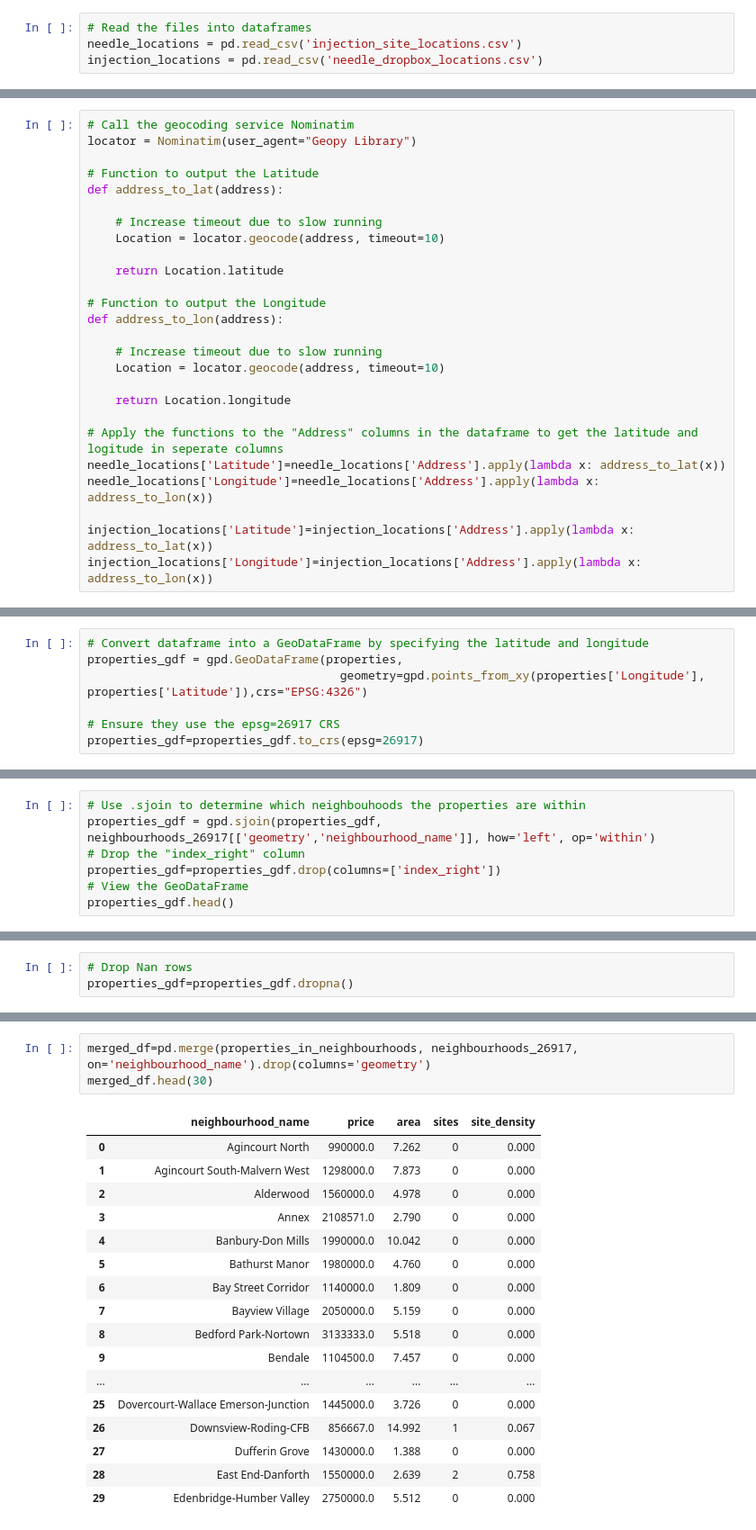
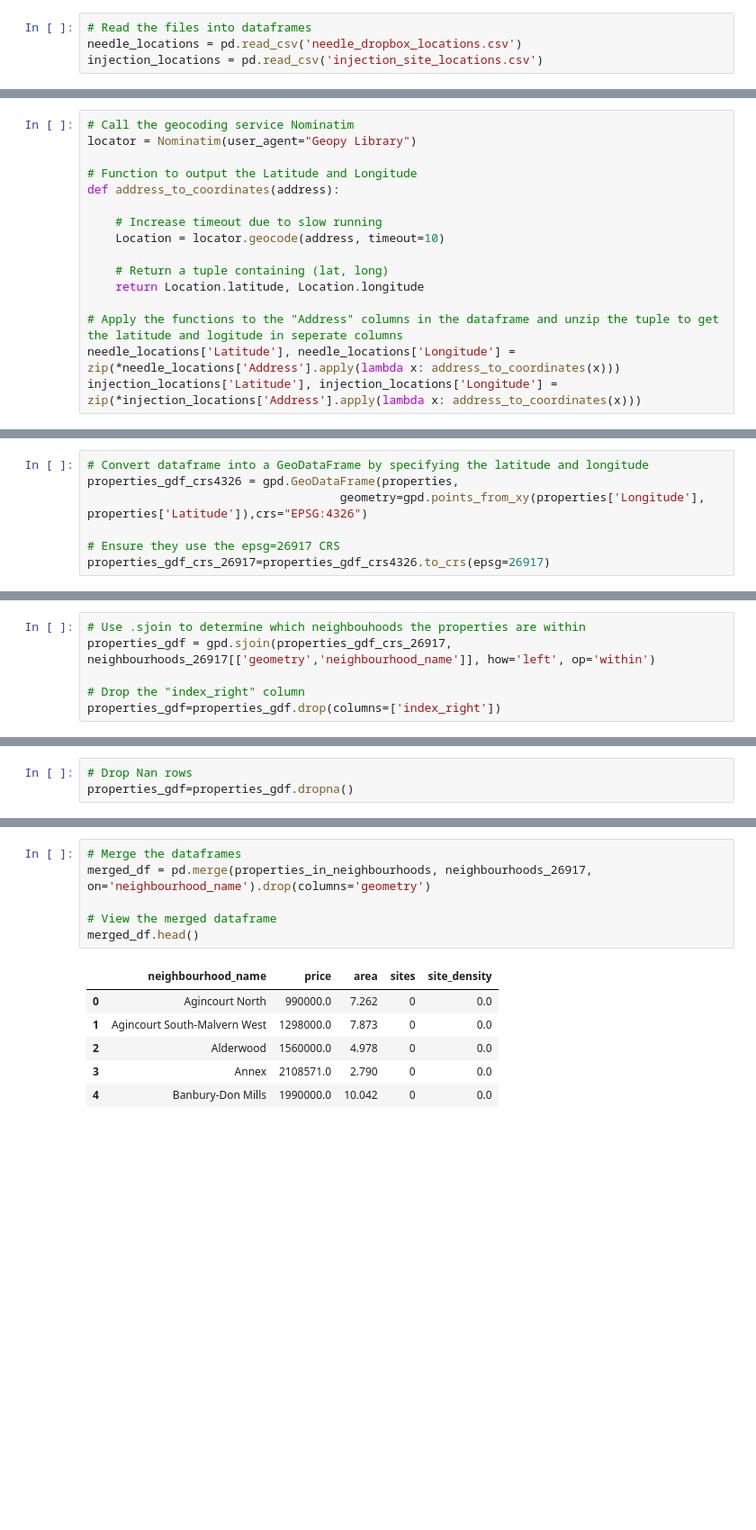
Before and after one commit to jayshah2111/team-algorithm-avengers, a Jupyter notebook: Injection_site_wards.ipynb, the cells around one changed output, grey strips where cells are left out. Shown: that part at 90% size. Drawn from its saved outputs; the diff is of its cells as text; blank space fills up the shorter version.

```diff
--- a/Injection_site_wards.ipynb
+++ b/Injection_site_wards.ipynb
@@ -42,8 +42,8 @@ Begin exploration by reading the injection_site_locations.csv and needle_dropbox
 The cvs's were derived from web scraping and HTML parsing from the "City of Toronto Web Parsing" notebook.
 # %%
 # Read the files into dataframes
-needle_locations = pd.read_csv('injection_site_locations.csv')
-injection_locations = pd.read_csv('needle_dropbox_locations.csv')
+needle_locations = pd.read_csv('needle_dropbox_locations.csv')
+injection_locations = pd.read_csv('injection_site_locations.csv')
 # %%
 # Review the dataframe
 needle_locations.head()
@@ -94,26 +74,16 @@ injection_locations['Address'] = injection_locations['Address'] + " Toronto"
 # Call the geocoding service Nominatim
 locator = Nominatim(user_agent="Geopy Library")
 
-# Function to output the Latitude
-def address_to_lat(address):
+# Function to output the Latitude and Longitude
+def address_to_coordinates(address):
 
     # Increase timeout due to slow running
     Location = locator.geocode(address, timeout=10)
 
-    return Location.latitude
+    # Return a tuple containing (lat, long)
+    return Location.latitude, Location.longitude
 
-# Function to output the Longitude
-def address_to_lon(address):
-
-    # Increase timeout due to slow running
-    Location = locator.geocode(address, timeout=10)
-
-    return Location.longitude
-
-# Apply the functions to the "Address" columns in the dataframe to get the latitude and logitude in seperate columns
-needle_locations['Latitude']=needle_locations['Address'].apply(lambda x: address_to_lat(x))
-needle_locations['Longitude']=needle_locations['Address'].apply(lambda x: address_to_lon(x))
-
-injection_locations['Latitude']=injection_locations['Address'].apply(lambda x: address_to_lat(x))
-injection_locations['Longitude']=injection_locations['Address'].apply(lambda x: address_to_lon(x))
+# Apply the functions to the "Address" columns in the dataframe and unzip the tuple to get the latitude and logitude in seperate columns
+needle_locations['Latitude'], needle_locations['Longitude'] = zip(*needle_locations['Address'].apply(lambda x: address_to_coordinates(x)))
+injection_locations['Latitude'], injection_locations['Longitude'] = zip(*injection_locations['Address'].apply(lambda x: address_to_coordinates(x)))
 # %% [markdown]
@@ -362,8 +345,8 @@ properties.head()
 We must also convert the properties' latitudes and longitudes into GeoDataFrame point locations.
 # %%
 # Convert dataframe into a GeoDataFrame by specifying the latitude and longitude
-properties_gdf = gpd.GeoDataFrame(properties,
+properties_gdf_crs4326 = gpd.GeoDataFrame(properties,
                                     geometry=gpd.points_from_xy(properties['Longitude'], properties['Latitude']),crs="EPSG:4326")
 
 # Ensure they use the epsg=26917 CRS
-properties_gdf=properties_gdf.to_crs(epsg=26917)
+properties_gdf_crs_26917=properties_gdf_crs4326.to_crs(epsg=26917)
@@ -372,7 +365,6 @@ Now, perform spatial analysis to determine which neighbourhood each sold propert
 # %%
 # Use .sjoin to determine which neighbouhoods the properties are within
-properties_gdf = gpd.sjoin(properties_gdf, neighbourhoods_26917[['geometry','neighbourhood_name']], how='left', op='within')
+properties_gdf = gpd.sjoin(properties_gdf_crs_26917, neighbourhoods_26917[['geometry','neighbourhood_name']], how='left', op='within')
+
 # Drop the "index_right" column
 properties_gdf=properties_gdf.drop(columns=['index_right'])
-# View the GeoDataFrame
-properties_gdf.head()
@@ -487,21 +492,13 @@ properties_in_neighbourhoods
 # %%
-merged_df=pd.merge(properties_in_neighbourhoods, neighbourhoods_26917, on='neighbourhood_name').drop(columns='geometry')
-merged_df.head(30)
+# Merge the dataframes
+merged_df = pd.merge(properties_in_neighbourhoods, neighbourhoods_26917, on='neighbourhood_name').drop(columns='geometry')
+
+# View the merged dataframe
+merged_df.head()
 # %% [output]
 |  | neighbourhood_name | price | area | sites | site_density |
-| 0 | Agincourt North | 990000.0 | 7.262 | 0 | 0.000 |
-| 1 | Agincourt South-Malvern West | 1298000.0 | 7.873 | 0 | 0.000 |
-| 2 | Alderwood | 1560000.0 | 4.978 | 0 | 0.000 |
-| 3 | Annex | 2108571.0 | 2.790 | 0 | 0.000 |
-| 4 | Banbury-Don Mills | 1990000.0 | 10.042 | 0 | 0.000 |
-| 5 | Bathurst Manor | 1980000.0 | 4.760 | 0 | 0.000 |
-| 6 | Bay Street Corridor | 1140000.0 | 1.809 | 0 | 0.000 |
-| 7 | Bayview Village | 2050000.0 | 5.159 | 0 | 0.000 |
-| 8 | Bedford Park-Nortown | 3133333.0 | 5.518 | 0 | 0.000 |
-| 9 | Bendale | 1104500.0 | 7.457 | 0 | 0.000 |
-| ... | ... | ... | ... | ... | ... |
-| 25 | Dovercourt-Wallace Emerson-Junction | 1445000.0 | 3.726 | 0 | 0.000 |
-| 26 | Downsview-Roding-CFB | 856667.0 | 14.992 | 1 | 0.067 |
-| 27 | Dufferin Grove | 1430000.0 | 1.388 | 0 | 0.000 |
-| 28 | East End-Danforth | 1550000.0 | 2.639 | 2 | 0.758 |
-| 29 | Edenbridge-Humber Valley | 2750000.0 | 5.512 | 0 | 0.000 |
+| 0 | Agincourt North | 990000.0 | 7.262 | 0 | 0.0 |
+| 1 | Agincourt South-Malvern West | 1298000.0 | 7.873 | 0 | 0.0 |
+| 2 | Alderwood | 1560000.0 | 4.978 | 0 | 0.0 |
+| 3 | Annex | 2108571.0 | 2.790 | 0 | 0.0 |
+| 4 | Banbury-Don Mills | 1990000.0 | 10.042 | 0 | 0.0 |
```
Also changed, not shown: parts of 38 cells of this notebook, 5 other files.
